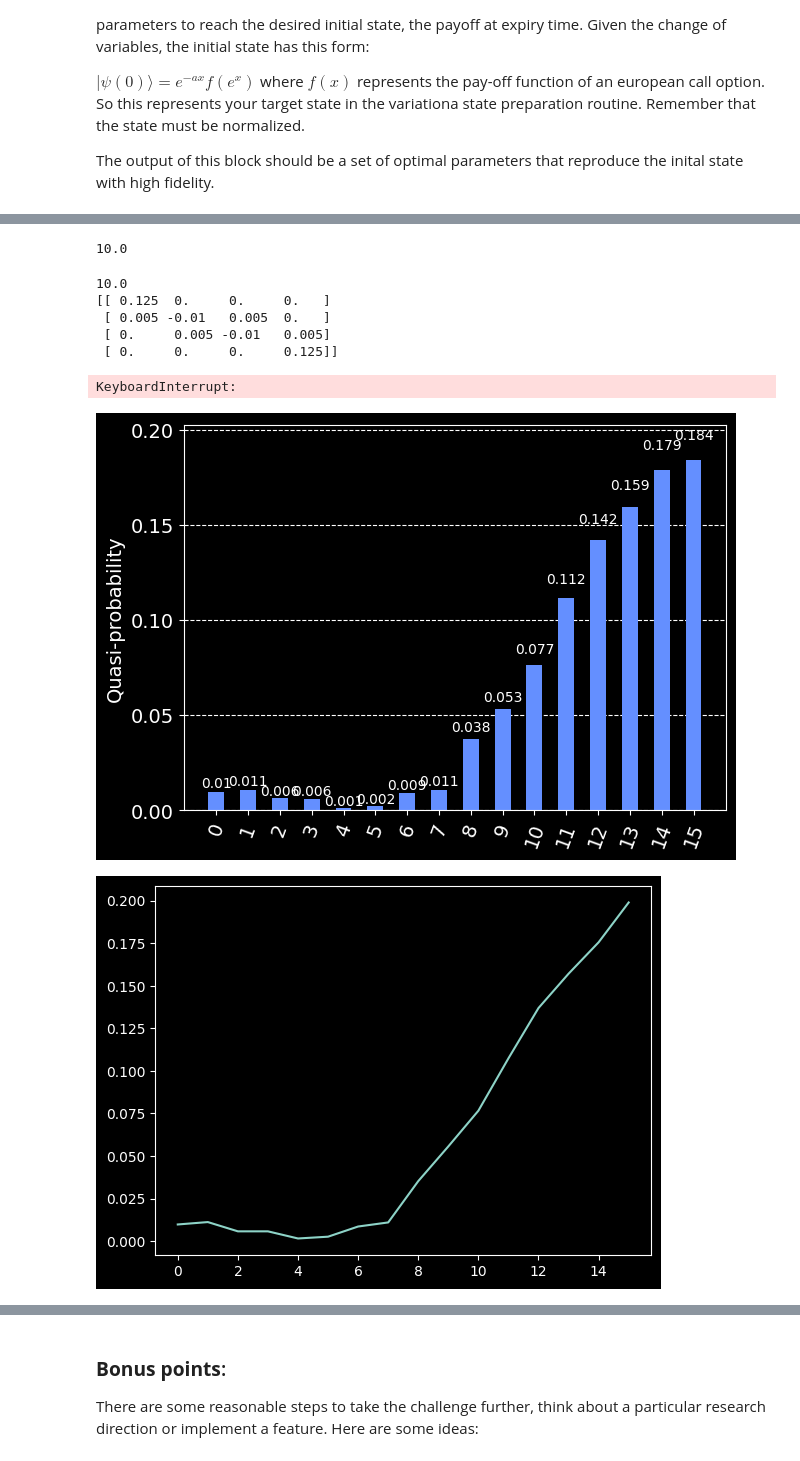
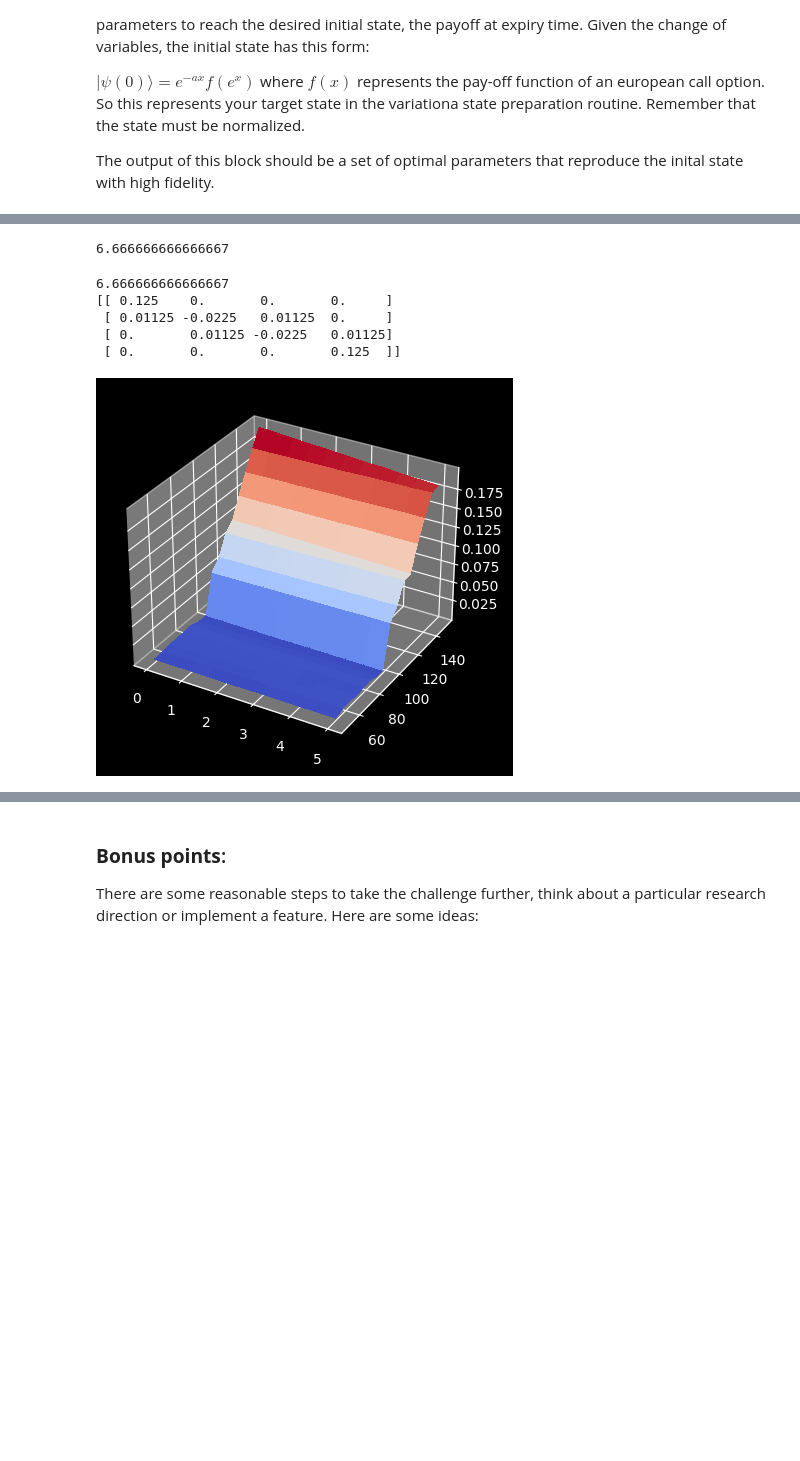
Before and after one commit to FelixXu35/Qisikit_Hackathon_BCN, a Jupyter notebook: Moodys_challenge.ipynb, the cells around one changed output, grey strips where cells are left out. Cells and saved outputs as stored; diff of their text form; code cells hidden in the pictures; blank space fills up the shorter version.

```diff
--- a/Moodys_challenge.ipynb
+++ b/Moodys_challenge.ipynb
@@ -291,10 +291,20 @@ import matplotlib.pylab as plt
 from qiskit.visualization import plot_histogram
 from qiskit.quantum_info import Statevector
 
+K = 100 # strike price
+sigma = 0.4 # volatility in %
+T= 1
+r = 0
+Smin = 50
+Smax = 150
+Nqubits = 4
+delta = (Smax - Smin)/(2**Nqubits-1)
+a = 0.5 - r/sigma**2
+
 n_qubits = 4
 rep = 2
 backend = Aer.get_backend('aer_simulator_statevector')
-optimizer = SPSA(maxiter=1e3)
+optimizer = SPSA(maxiter=2e3)
 
 def counts_to_distr(counts):
     """
@@ -318,16 +328,17 @@ def creat_target_distr(n_qubits, cross_over):
     cross_over is the last zero point
     """
     n_states = 2**n_qubits
+    S = np.linspace(Smin, Smax, n_states)
+    var_x = np.log(S)
     if cross_over >= n_states:
         raise Exception("open your eyes mate")
-    end = n_states-cross_over-1
-    cumulant = sum(np.linspace(1, end, end)**2)
     target_distr = {}
     for i in range(n_states):
-        if i < cross_over:
-            target_distr[i] = 0
-        else:
-            target_distr[i] = (i - cross_over)**2 / cumulant
+        u = (np.exp(var_x[i]) - cross_over) / np.exp(a*var_x[i])
+        target_distr[i] = u
+    cumulant = sum(target_distr.values())
+    for i in range(n_states):
+        target_distr[i] = target_distr[i]/cumulant
     return target_distr
 
 def cost_func_1(params):
@@ -390,15 +401,6 @@ from qiskit.quantum_info import SparsePauliOp
 
 from qiskit.opflow import PauliSumOp
 
-
-K = 100 # strike price
-sigma = 0.4 # volatility in %
-T= 1
-r = 0
-Smin = 0
-Smax = 150
-Nqubits = 4
-delta = (Smax - Smin)/(2**Nqubits-1)
 
 def hamiltonian(qubit_count, delta, r, sigma):
 
@@ -427,17 +429,17 @@ H_fact = SparsePauliOp.from_operator(hamiltonian(Nqubits, delta,  r, sigma))
 
 pauli_op = PauliSumOp.from_list(H_fact.to_list())
 # %% [output]
-10.0
+6.666666666666667
 # %%
 
 H = hamiltonian(qubit_count=2, delta=delta, r=r, sigma=sigma)
 print(H)
 # %% [output]
-10.0
-[[ 0.125  0.     0.     0.   ]
- [ 0.005 -0.01   0.005  0.   ]
- [ 0.     0.005 -0.01   0.005]
- [ 0.     0.     0.     0.125]]
+6.666666666666667
+[[ 0.125    0.       0.       0.     ]
+ [ 0.01125 -0.0225   0.01125  0.     ]
+ [ 0.       0.01125 -0.0225   0.01125]
+ [ 0.       0.       0.       0.125  ]]
 # %%
 from qiskit.algorithms import TimeEvolutionProblem, VarQITE
 from qiskit.algorithms.time_evolvers.variational import ImaginaryMcLachlanPrinciple
@@ -476,22 +478,17 @@ for i in range(1, len(params_step)):
             pass
         else:
             amp_step[i] = 0
-    amp_ndarray = [amp_step[key] for key in sorted(amp_step)]
+    amp_ndarray = [amp_step[key] for key in range(2**n_qubits)]
     amp_ndarray = np.array(amp_ndarray, ndmin=2)
     time_evolve = np.append(time_evolve, amp_ndarray.T, axis=1)
-# %% [output]
-KeyboardInterrupt:
 # %%
 from matplotlib import cm
 
 X = np.linspace(50, 150, 16)
 Y = np.linspace(0, 5, time*num_step+1)
 Y, X = np.meshgrid(Y, X)
-plt.plot(time_evolve[:, 0])
 fig, ax = plt.subplots(subplot_kw={"projection": "3d"})
 surf = ax.plot_surface(Y, X, time_evolve, cmap=cm.coolwarm,
                        linewidth=0, antialiased=False)
-plot_histogram(counts_to_amp(result_step.get_counts()))
 # %% [output]
-[figure, old version]
+[figure, new version]
-[figure, removed]
```
Also changed, not shown: parts of 2 cells of this notebook.
